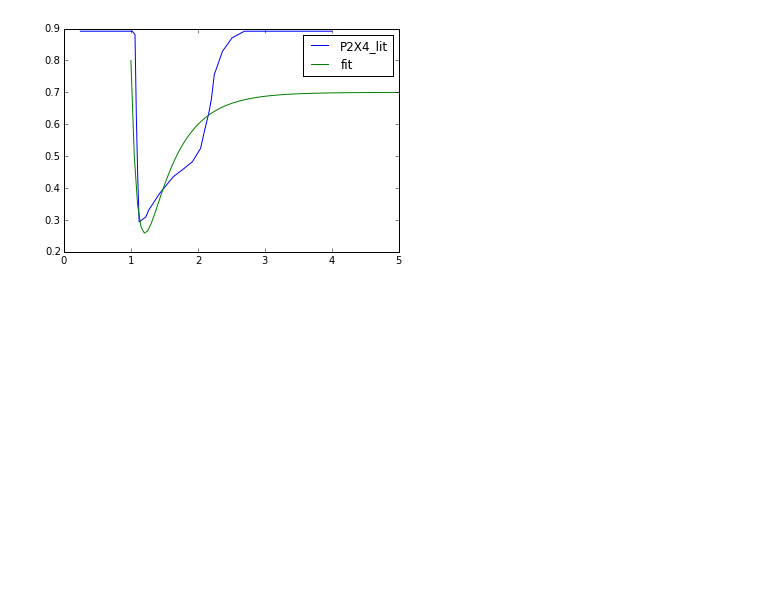
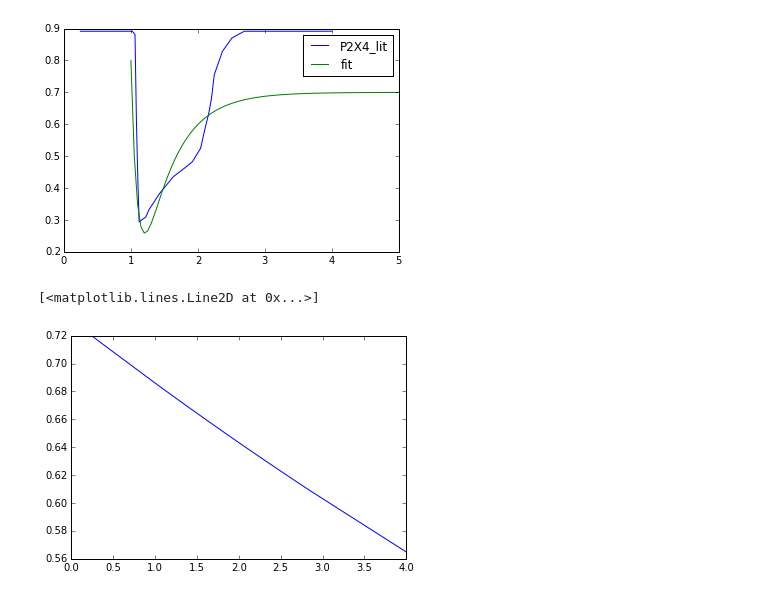
Before and after one commit to huskeypm/microglia, a Jupyter notebook: P2X4_Oscilation_Test.ipynb, the cells around one changed output. Saved outputs shown, nothing was run; the diff lists cells and outputs as text; code cells hidden in the pictures; blank space fills up the shorter version.

```diff
--- a/P2X4_Oscilation_Test.ipynb
+++ b/P2X4_Oscilation_Test.ipynb
@@ -63,3 +67,25 @@ plt.legend()
 # %% [output]
 <matplotlib.legend.Legend at 0x...>
 [figure]
+# %%
+# Fermi dirac potential (behaves like a 'smooth' heavyside function)
+def fermiDirac(t,rate=1.,offset=50):
+    ts = t-offset
+    z = 1/(1 + np.exp(-ts*rate))
+    return z
+
+# creates periodic signal with two phase decay
+def caSignTwoPhase(t, decay1=1.0, pulseAmplitude=700.0, period=20.0, decay2=5.0, phaseOffset=0.7):
+    modulo = t / period - np.floor(t / period);
+    firstPhase = pulseAmplitude * np.exp( -decay1 * modulo)
+    secondPhase = 1 - fermiDirac(modulo, rate = decay2, offset = phaseOffset)
+    result = firstPhase * secondPhase
+    #z3 = z2
+    return result
+# %%
+#plt.plot(time,current,label=("P2X4_lit"))
+g = caSignTwoPhase(time, pulseAmplitude = 1.0, period = 20., decay1 = 1.0, decay2 = 1.0, phaseOffset = 1.0)
+plt.plot(time,g)
+# %% [output]
+[<matplotlib.lines.Line2D at 0x...>]
+[figure, added]
```
Also changed, not shown: parts of 2 cells of this notebook, 7 other files.
